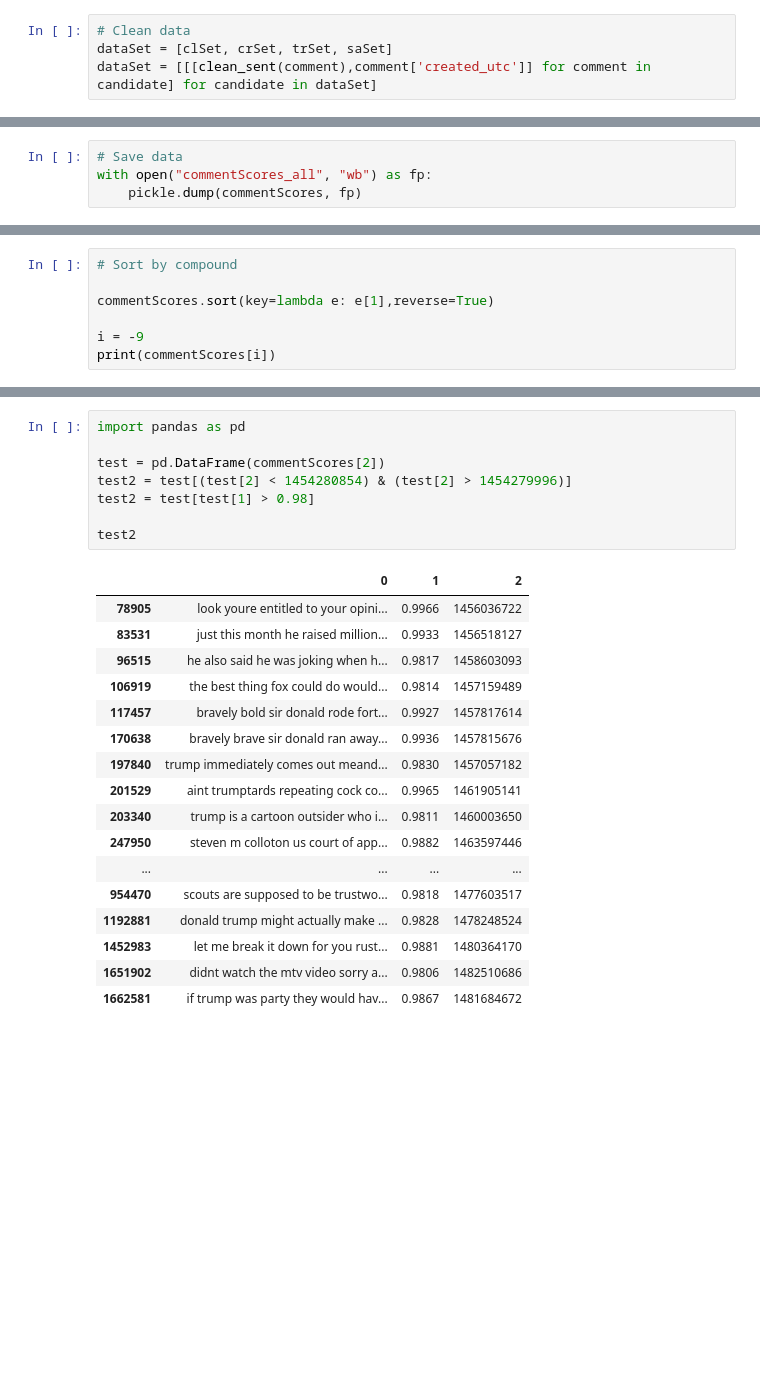
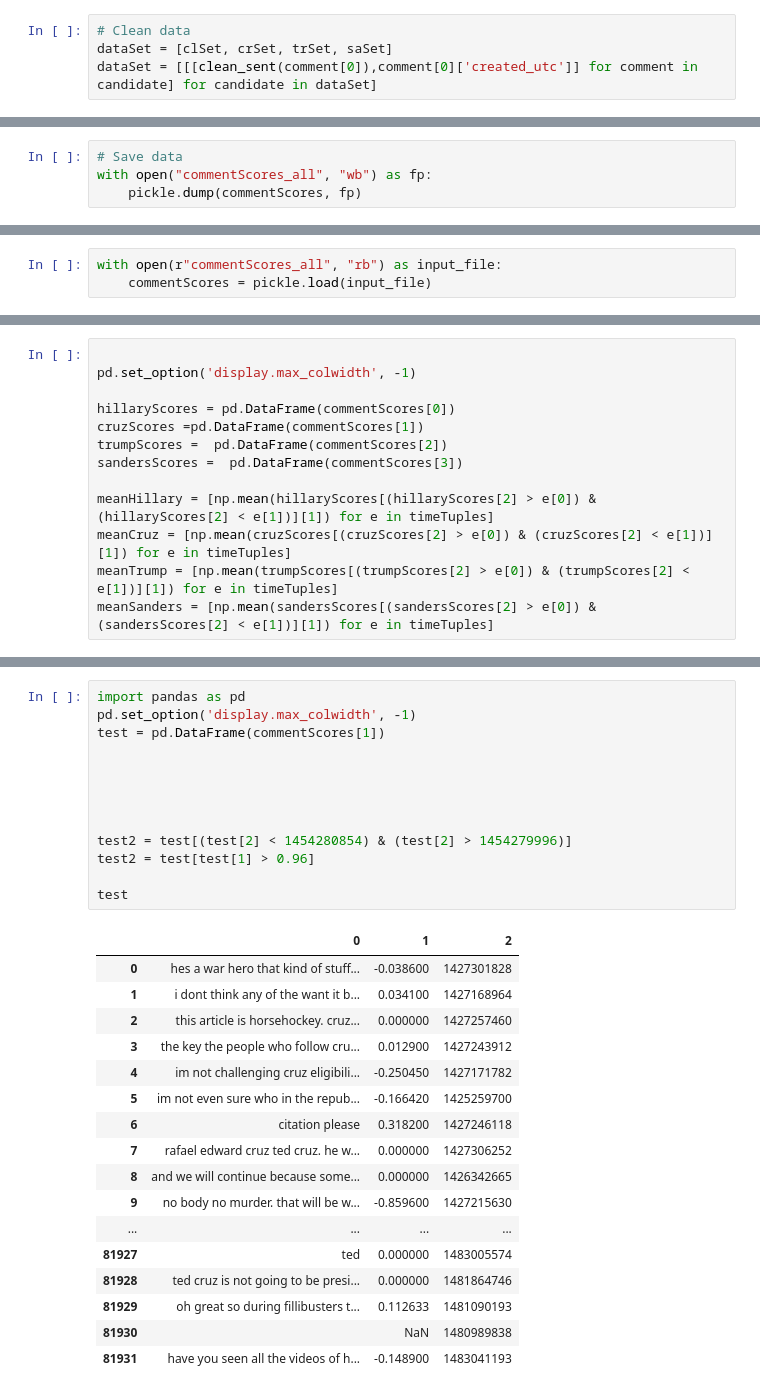
Before and after one commit to dangk89/thesis-project, a Jupyter notebook: analysis.ipynb, the cells around one changed output, grey strips where cells are left out. Saved outputs shown, nothing was run; the diff lists cells and outputs as text; blank space fills up the shorter version.

```diff
--- a/analysis.ipynb
+++ b/analysis.ipynb
@@ -183,4 +214,4 @@ done
 # %%
 # Clean data
 dataSet = [clSet, crSet, trSet, saSet]
-dataSet = [[[clean_sent(comment),comment['created_utc']] for comment in candidate] for candidate in dataSet]
+dataSet = [[[clean_sent(comment[0]),comment[0]['created_utc']] for comment in candidate] for candidate in dataSet]
@@ -254,7 +250,3 @@ True
-# %%
-# Sort by compound
-
-commentScores.sort(key=lambda e: e[1],reverse=True)
-
-i = -9
-print(commentScores[i])
+# %%
+with open(r"commentScores_all", "rb") as input_file:
+    commentScores = pickle.load(input_file)
@@ -260,0 +281,13 @@ print(commentScores[i])
+# %%
+
+pd.set_option('display.max_colwidth', -1)
+
+hillaryScores = pd.DataFrame(commentScores[0])
+cruzScores =pd.DataFrame(commentScores[1])
+trumpScores =  pd.DataFrame(commentScores[2])
+sandersScores =  pd.DataFrame(commentScores[3])
+
+meanHillary = [np.mean(hillaryScores[(hillaryScores[2] > e[0]) & (hillaryScores[2] < e[1])][1]) for e in timeTuples]
+meanCruz = [np.mean(cruzScores[(cruzScores[2] > e[0]) & (cruzScores[2] < e[1])][1]) for e in timeTuples]
+meanTrump = [np.mean(trumpScores[(trumpScores[2] > e[0]) & (trumpScores[2] < e[1])][1]) for e in timeTuples]
+meanSanders = [np.mean(sandersScores[(sandersScores[2] > e[0]) & (sandersScores[2] < e[1])][1]) for e in timeTuples]
@@ -261,26 +316,31 @@ print(commentScores[i])
 # %%
 import pandas as pd
+pd.set_option('display.max_colwidth', -1)
+test = pd.DataFrame(commentScores[1])
 
-test = pd.DataFrame(commentScores[2])
+
+
+
+
 test2 = test[(test[2] < 1454280854) & (test[2] > 1454279996)]
-test2 = test[test[1] > 0.98]
+test2 = test[test[1] > 0.96]
 
-test2
+test
 # %% [output]
 |  | 0 | 1 | 2 |
-| 78905 | look youre entitled to your opini... | 0.9966 | 1456036722 |
-| 83531 | just this month he raised million... | 0.9933 | 1456518127 |
-| 96515 | he also said he was joking when h... | 0.9817 | 1458603093 |
-| 106919 | the best thing fox could do would... | 0.9814 | 1457159489 |
-| 117457 | bravely bold sir donald rode fort... | 0.9927 | 1457817614 |
-| 170638 | bravely brave sir donald ran away... | 0.9936 | 1457815676 |
-| 197840 | trump immediately comes out meand... | 0.9830 | 1457057182 |
-| 201529 | aint trumptards repeating cock co... | 0.9965 | 1461905141 |
-| 203340 | trump is a cartoon outsider who i... | 0.9811 | 1460003650 |
-| 247950 | steven m colloton us court of app... | 0.9882 | 1463597446 |
+| 0 | hes a war hero that kind of stuff... | -0.038600 | 1427301828 |
+| 1 | i dont think any of the want it b... | 0.034100 | 1427168964 |
+| 2 | this article is horsehockey. cruz... | 0.000000 | 1427257460 |
+| 3 | the key the people who follow cru... | 0.012900 | 1427243912 |
+| 4 | im not challenging cruz eligibili... | -0.250450 | 1427171782 |
+| 5 | im not even sure who in the repub... | -0.166420 | 1425259700 |
+| 6 | citation please | 0.318200 | 1427246118 |
+| 7 | rafael edward cruz ted cruz. he w... | 0.000000 | 1427306252 |
+| 8 | and we will continue because some... | 0.000000 | 1426342665 |
+| 9 | no body no murder. that will be w... | -0.859600 | 1427215630 |
 | ... | ... | ... | ... |
-| 954470 | scouts are supposed to be trustwo... | 0.9818 | 1477603517 |
-| 1192881 | donald trump might actually make ... | 0.9828 | 1478248524 |
-| 1452983 | let me break it down for you rust... | 0.9881 | 1480364170 |
-| 1651902 | didnt watch the mtv video sorry a... | 0.9806 | 1482510686 |
-| 1662581 | if trump was party they would hav... | 0.9867 | 1481684672 |
+| 81927 | ted | 0.000000 | 1483005574 |
+| 81928 | ted cruz is not going to be presi... | 0.000000 | 1481864746 |
+| 81929 | oh great so during fillibusters t... | 0.112633 | 1481090193 |
+| 81930 |  | NaN | 1480989838 |
+| 81931 | have you seen all the videos of h... | -0.148900 | 1483041193 |
```
Also changed, not shown: parts of 43 cells of this notebook, 4 other files.
